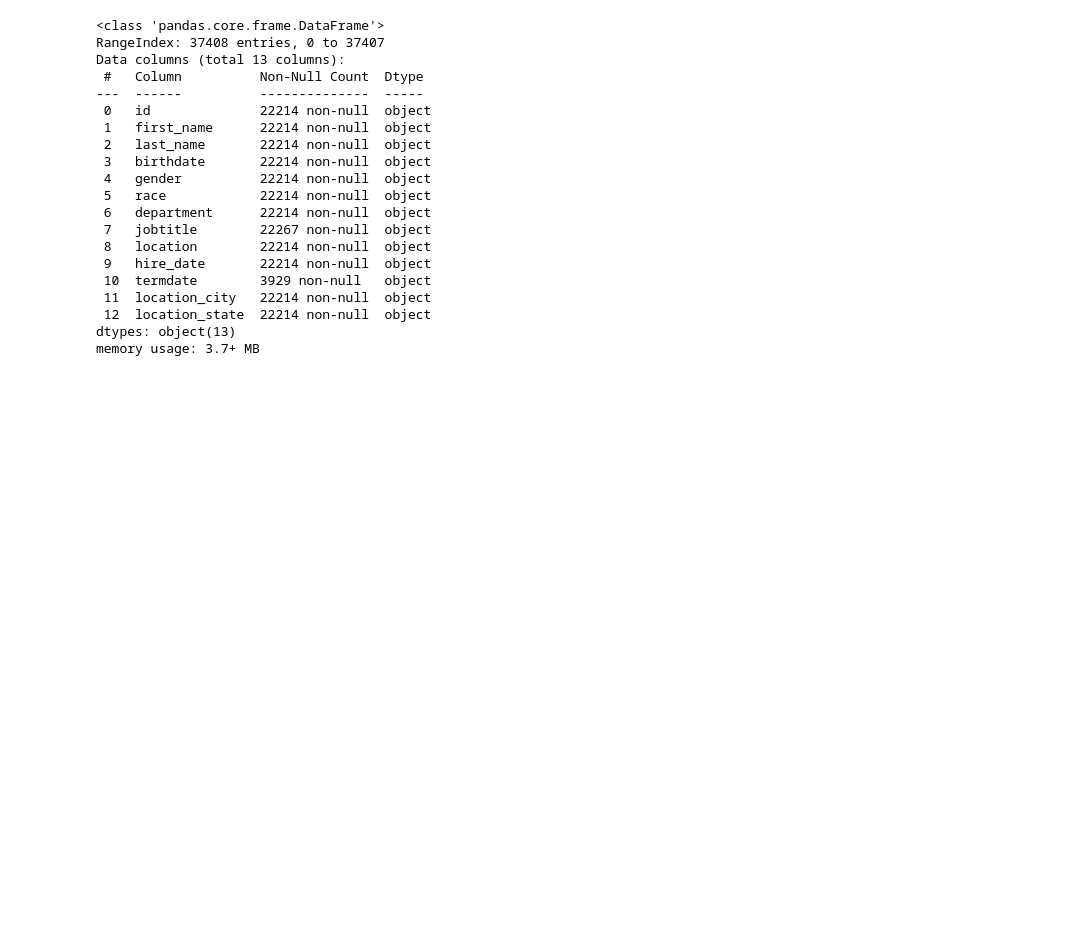
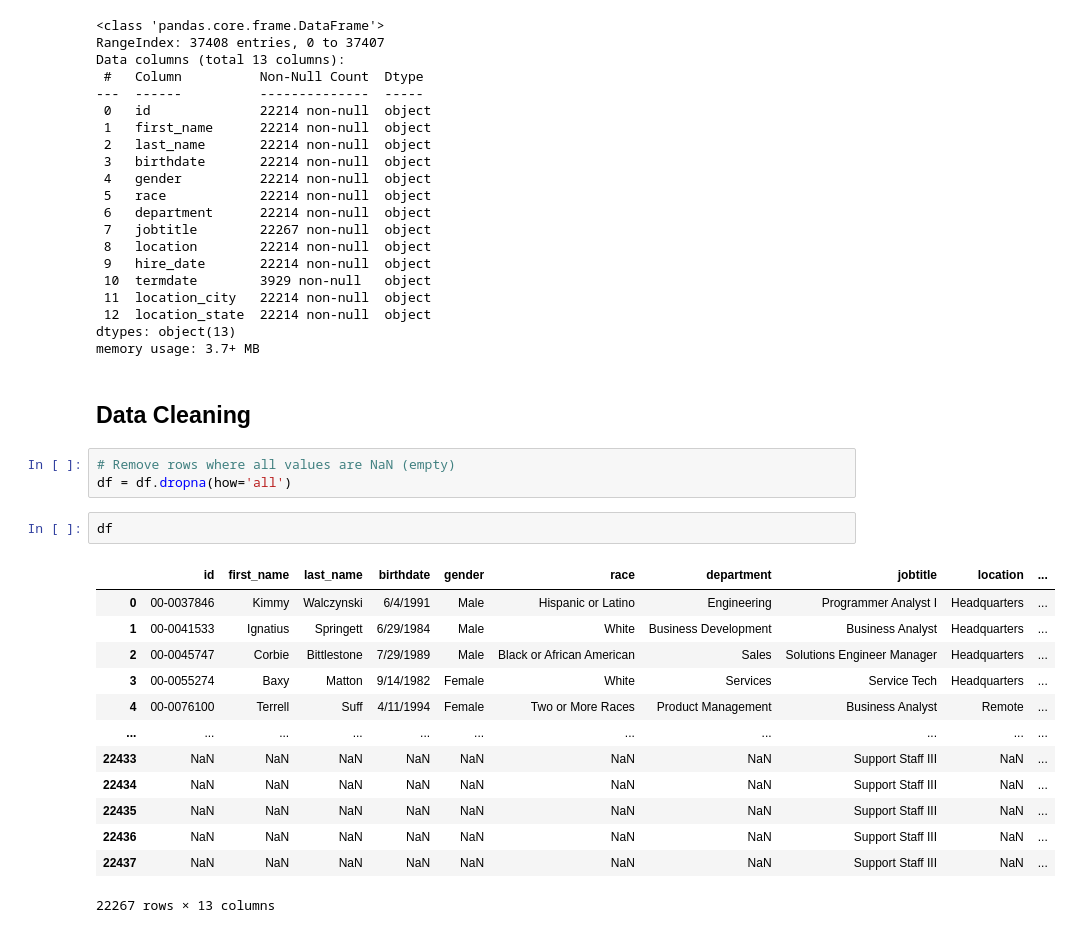
Before and after one commit to JoseMi-Sanchez/people-analytics-case-study, a Jupyter notebook: notebooks/main.ipynb, the cells around one changed output. Saved outputs shown, nothing was run; the diff lists cells and outputs as text; blank space fills up the shorter version.

```diff
--- a/notebooks/main.ipynb
+++ b/notebooks/main.ipynb
@@ -57,3 +53,24 @@ Data columns (total 13 columns):
  12  location_state  22214 non-null  object
 dtypes: object(13)
 memory usage: 3.7+ MB
+# %% [markdown]
+## Data Cleaning
+# %%
+# Remove rows where all values are NaN (empty)
+df = df.dropna(how='all')
+# %%
+df
+# %% [output]
+|  | id | first_name | last_name | birthdate | gender | race | department | jobtitle | location | ... |
+| 0 | 00-0037846 | Kimmy | Walczynski | 6/4/1991 | Male | Hispanic or Latino | Engineering | Programmer Analyst I | Headquarters | ... |
+| 1 | 00-0041533 | Ignatius | Springett | 6/29/1984 | Male | White | Business Development | Business Analyst | Headquarters | ... |
+| 2 | 00-0045747 | Corbie | Bittlestone | 7/29/1989 | Male | Black or African American | Sales | Solutions Engineer Manager | Headquarters | ... |
+| 3 | 00-0055274 | Baxy | Matton | 9/14/1982 | Female | White | Services | Service Tech | Headquarters | ... |
+| 4 | 00-0076100 | Terrell | Suff | 4/11/1994 | Female | Two or More Races | Product Management | Business Analyst | Remote | ... |
+| ... | ... | ... | ... | ... | ... | ... | ... | ... | ... | ... |
+| 22433 | NaN | NaN | NaN | NaN | NaN | NaN | NaN | Support Staff III | NaN | ... |
+| 22434 | NaN | NaN | NaN | NaN | NaN | NaN | NaN | Support Staff III | NaN | ... |
+| 22435 | NaN | NaN | NaN | NaN | NaN | NaN | NaN | Support Staff III | NaN | ... |
+| 22436 | NaN | NaN | NaN | NaN | NaN | NaN | NaN | Support Staff III | NaN | ... |
+| 22437 | NaN | NaN | NaN | NaN | NaN | NaN | NaN | Support Staff III | NaN | ... |
+22267 rows × 13 columns
```
Also changed, not shown: parts of 7 cells of this notebook.
